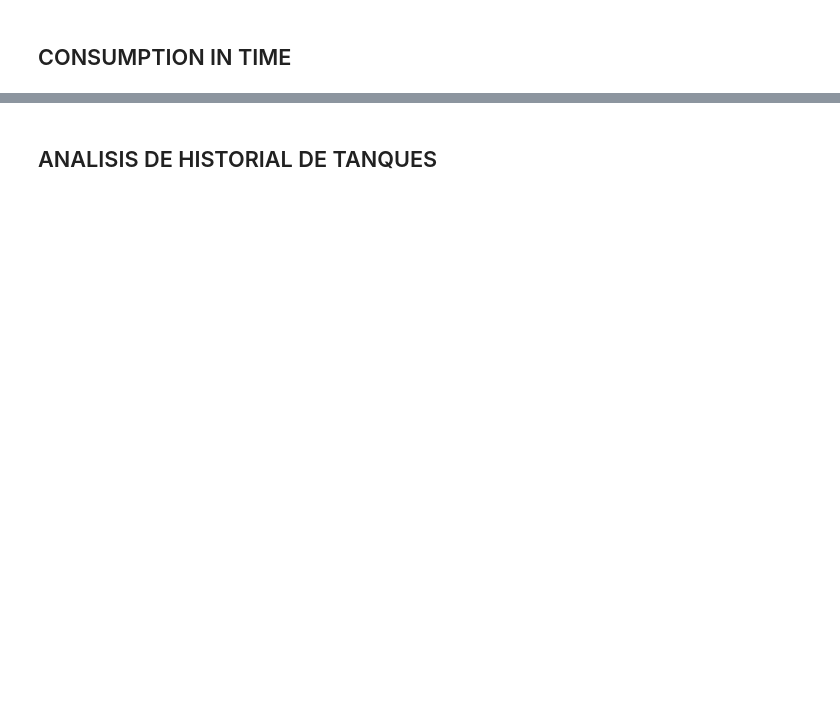
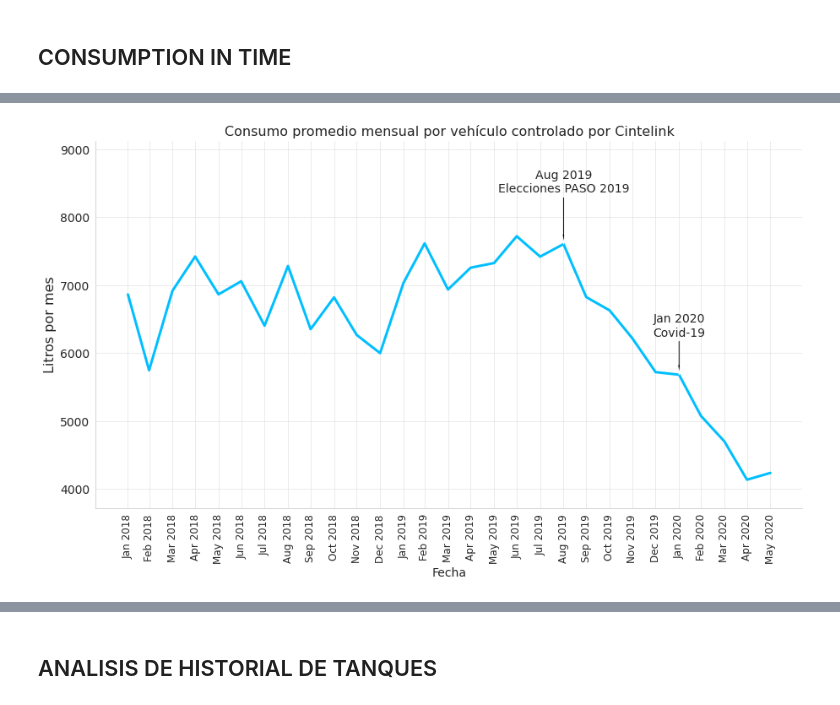
Before and after one commit to ninargue/MentoriaBiocombustible, a Jupyter notebook: AnalisisyCuracion_Parte-IV_Tendencies.ipynb, the cells around one changed output, grey strips where cells are left out. Saved outputs shown, nothing was run; the diff lists cells and outputs as text; code cells hidden in the pictures; blank space fills up the shorter version.

```diff
--- a/AnalisisyCuracion_Parte-IV_Tendencies.ipynb
+++ b/AnalisisyCuracion_Parte-IV_Tendencies.ipynb
@@ -134,20 +165,20 @@ plt.show()
 # %%
 fig = plt.figure(figsize=(15,8))
 
-df = dfgroupby_equipo[dfgroupby_equipo['fecha']>'2019-08-01']
+df = dfgroupby_equipo[dfgroupby_equipo['fecha_hora']>'2019-08-01']
 
 y = df['cantidad']/df['main_id']
 
-ax1=sns.lineplot(x=dfgroupby_equipo['fecha'],
+ax1=sns.lineplot(x=dfgroupby_equipo['fecha_hora'],
                 y=dfgroupby_equipo['cantidad']/dfgroupby_equipo['main_id'], linewidth=3, color='deepskyblue')
 
 ym = y.max()
 ymim = y.min()
-xm = df['fecha'][y.idxmax()]
+xm = df['fecha_hora'][y.idxmax()]
 
 xm_covid = pd.to_datetime('2020-01-31')
 
-ym_covid = y.iloc[df.set_index('fecha').index.get_loc(xm_covid, method='nearest')]
+ym_covid = y.iloc[df.set_index('fecha_hora').index.get_loc(xm_covid, method='nearest')]
 
 # Max
 plt.annotate('{}\nElecciones PASO 2019'.format(xm.strftime("%b %Y")),
@@ -158,34 +189,36 @@ plt.annotate('{}\nElecciones PASO 2019'.format(xm.strftime("%b %Y")),
              arrowprops=dict(facecolor='black', shrink=0.0, headwidth=3, width=2))
 
 plt.annotate('{}\nCovid-19'.format(xm_covid.strftime("%b %Y")),
              xy=(xm_covid, ym_covid),
              xytext=(xm_covid, ym_covid*1.1),
              fontsize=14,
              ha='center',
              arrowprops=dict(facecolor='black', shrink=0.0, headwidth=3, width=2))
 # Min
 # plt.annotate('{}\n{:.2f} Mill. de Litros'.format(xmm.strftime("%b %Y"), ymm),
 #              xy=(xmm,ymm),
 #              xytext=(xmm, ymm-3),
 #              fontsize=14,
 #              ha='center',
 #              arrowprops=dict(facecolor='black', shrink=0.0, headwidth=3, width=2))
 
 
 plt.ylabel('Litros por mes',fontsize=16)
 plt.xlabel('Fecha',fontsize=14)
 plt.title("Consumo promedio mensual por vehículo controlado por Cintelink",fontsize=16)
 plt.ylim(ymim*0.9,ym*1.2)
 # ax.set_yscale('log')
-plt.xticks(dfgroupby_equipo['fecha'],fontsize=12, rotation='90')
+plt.xticks(dfgroupby_equipo['fecha_hora'],fontsize=12, rotation='90')
 ax1.xaxis.set_major_formatter(md.DateFormatter('%b %Y'))
 plt.yticks(fontsize=14)
 plt.grid(True)
 sns.despine()
 
 
 
 plt.show()
+# %% [output]
+[figure, added]
 # %%
 fig = plt.figure(figsize=(15,8))
 
```
Also changed, not shown: parts of 12 cells of this notebook, 6 other files.
